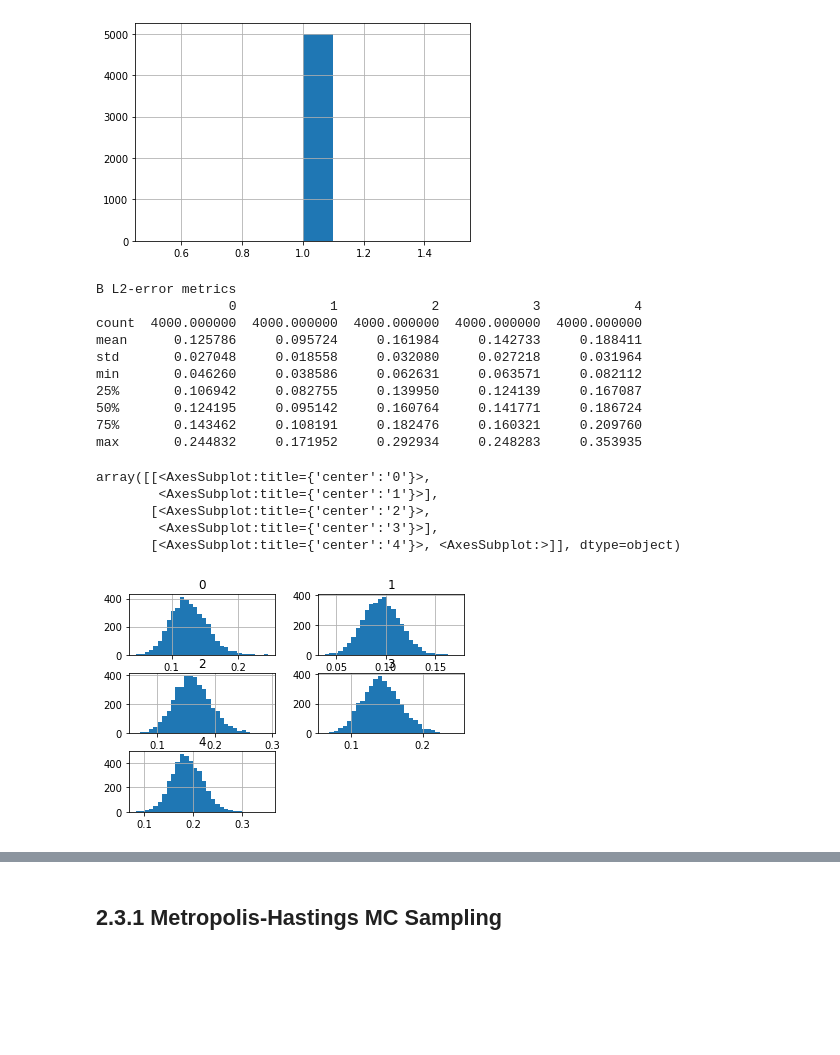
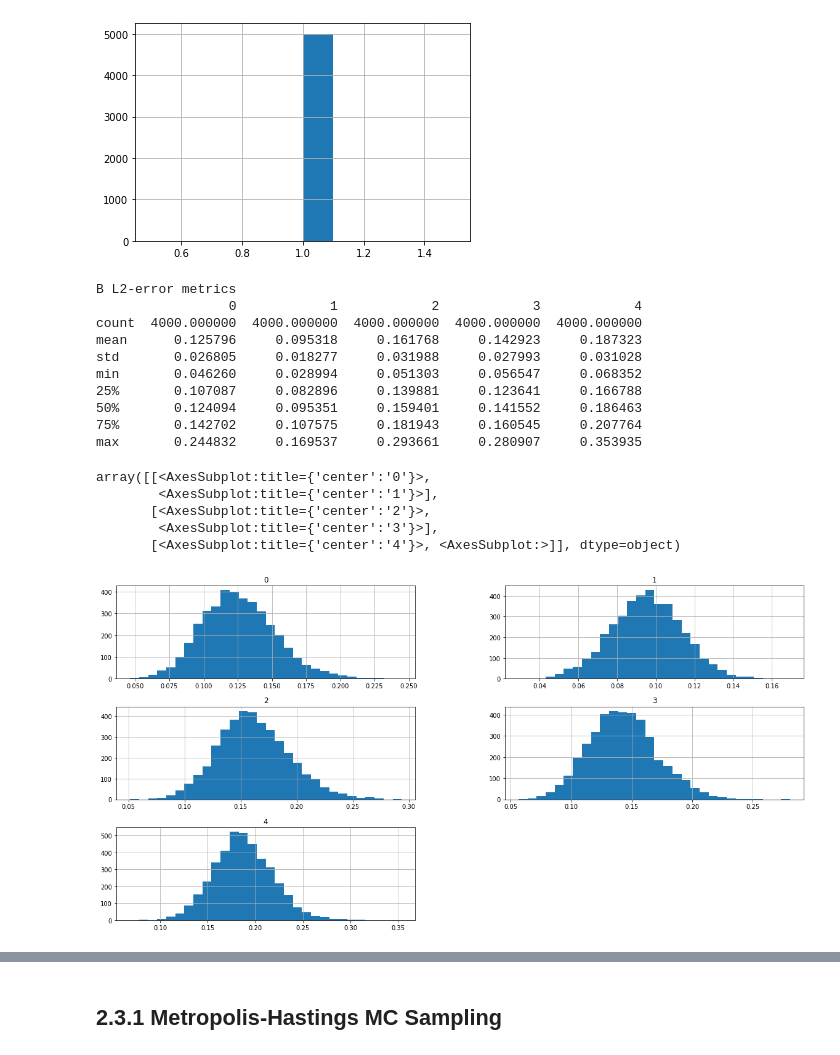
Before and after one commit to fpjaa/BAY-STATS-Project-ABDPPS, a Jupyter notebook: 2021-11-22_Prototype.ipynb, the cells around one changed output, grey strips where cells are left out. Drawn from its saved outputs; the diff is of its cells as text; code cells hidden in the pictures; blank space fills up the shorter version.

```diff
--- a/2021-11-22_Prototype.ipynb
+++ b/2021-11-22_Prototype.ipynb
@@ -474,8 +474,10 @@ plt.matshow(Z_sample[0], cmap='Blues')
 <matplotlib.image.AxesImage at 0x...>
 [figure]
 # %%
-%%time
+#%%time
+
 # Check that the Sampler works properly (This will take a while)
+
 errors = []
 E_errors = []
 C_errors = []
@@ -489,6 +491,6 @@ for i in range(5000):
     Z_sample, E_sample, C_sample = MC_sample_Z(Z_sample, W_copy, Theta_copy, B_copy, E_sample, C_sample)
     matrix_changes.append(~np.all(Z_sample_old == Z_sample))
     if i >= burn_in:
-        errors.append(np.linalg.norm(Z_sample - test_data.Z))  # Computing error wrt the target distribution
+        #errors.append(np.linalg.norm(Z_sample - test_data.Z))  # Computing error wrt the target distribution
         E_errors.append(np.linalg.norm(E_sample - test_data.E))
         C_errors.append(np.linalg.norm(C_sample - test_data.C))
@@ -517,8 +517,9 @@ dtype: float64
 # %%
 # Error should be distributed close to 0 (I guess...)
 # BUG https://trello.com/c/JE1T7Hur/31-mcsamplez-z-is-not-close-to-the-expected-target
-errors = pd.Series(errors)
-print("Z error metrics")
-print(errors.describe())
-errors.hist(bins=30)
-plt.title('Z L2-error distribution')
+
+#errors = pd.Series(errors)
+#print("Z error metrics")
+#print(errors.describe())
+#errors.hist(bins=30)
+#plt.title('Z L2-error distribution')
@@ -720,15 +654,15 @@ Wall time: 178 ms
 0.0
 # %%
 %%time
-# Check that the Sampler works properly (This will take forever)
+# Check that the Sampler works properly
 errors = []
 
-burn_in = 500
-for i in range(2000):
+# (500,2000) ~ 1.25 minutes
+burn_in = 1000
+for i in range(5000):
     Z_sample_old = Z_sample.copy()
     E_sample_old = E_sample.copy()
     Z_sample, E_sample, C_sample = MC_sample_Z(Z_sample, W_copy, Theta_copy, B_copy, E_sample, C_sample)
     if i >= burn_in:
-        # Around 30 seconds each 50 iterations -> 15 MINUTES FOR 1500 COMPUTATIONS
         errors.append(binder_loss(Z_sample, test_data.Z))  # Computing Binder loss
 # %% [output]
@@ -949,12 +876,0 @@ def binder_loss_alt(Z_sample, Z_true, debug=False):
-# %%
-%%time
-# Check that the Sampler works properly
-errors = []
-
-burn_in = 1000
-for i in range(5000):
-    Z_sample_old = Z_sample.copy()
-    E_sample_old = E_sample.copy()
-    Z_sample, E_sample, C_sample = MC_sample_Z(Z_sample, W_copy, Theta_copy, B_copy, E_sample, C_sample)
-    if i >= burn_in:
-        errors.append(binder_loss_alt(Z_sample, test_data.Z))  # Computing Binder loss
@@ -1039,24 +943,24 @@ dtype: float64
 # %%
 # Error should be distributed close to 0 (I guess...)  # BUG https://trello.com/c/JE1T7Hur/31-mcsamplez-z-is-not-close-to-the-expected-target
 errors = pd.DataFrame(errors)
 print("B L2-error metrics")
 print(errors.describe())
-errors.hist(bins=30, layout=(3,2))
+errors.hist(bins=30, layout=(3,2), figsize=(20, 10))
 # %% [output]
 B L2-error metrics
                  0            1            2            3            4
 count  4000.000000  4000.000000  4000.000000  4000.000000  4000.000000
-mean      0.125786     0.095724     0.161984     0.142733     0.188411
-std       0.027048     0.018558     0.032080     0.027218     0.031964
-min       0.046260     0.038586     0.062631     0.063571     0.082112
-25%       0.106942     0.082755     0.139950     0.124139     0.167087
-50%       0.124195     0.095142     0.160764     0.141771     0.186724
-75%       0.143462     0.108191     0.182476     0.160321     0.209760
-max       0.244832     0.171952     0.292934     0.248283     0.353935
+mean      0.125796     0.095318     0.161768     0.142923     0.187323
+std       0.026805     0.018277     0.031988     0.027993     0.031028
+min       0.046260     0.028994     0.051303     0.056547     0.068352
+25%       0.107087     0.082896     0.139881     0.123641     0.166788
+50%       0.124094     0.095351     0.159401     0.141552     0.186463
+75%       0.142702     0.107575     0.181943     0.160545     0.207764
+max       0.244832     0.169537     0.293661     0.280907     0.353935
 array([[<AxesSubplot:title={'center':'0'}>,
         <AxesSubplot:title={'center':'1'}>],
        [<AxesSubplot:title={'center':'2'}>,
         <AxesSubplot:title={'center':'3'}>],
        [<AxesSubplot:title={'center':'4'}>, <AxesSubplot:>]], dtype=object)
-[figure, old version]
+[figure, new version]
 # %%
```
Also changed, not shown: parts of 20 cells of this notebook.
